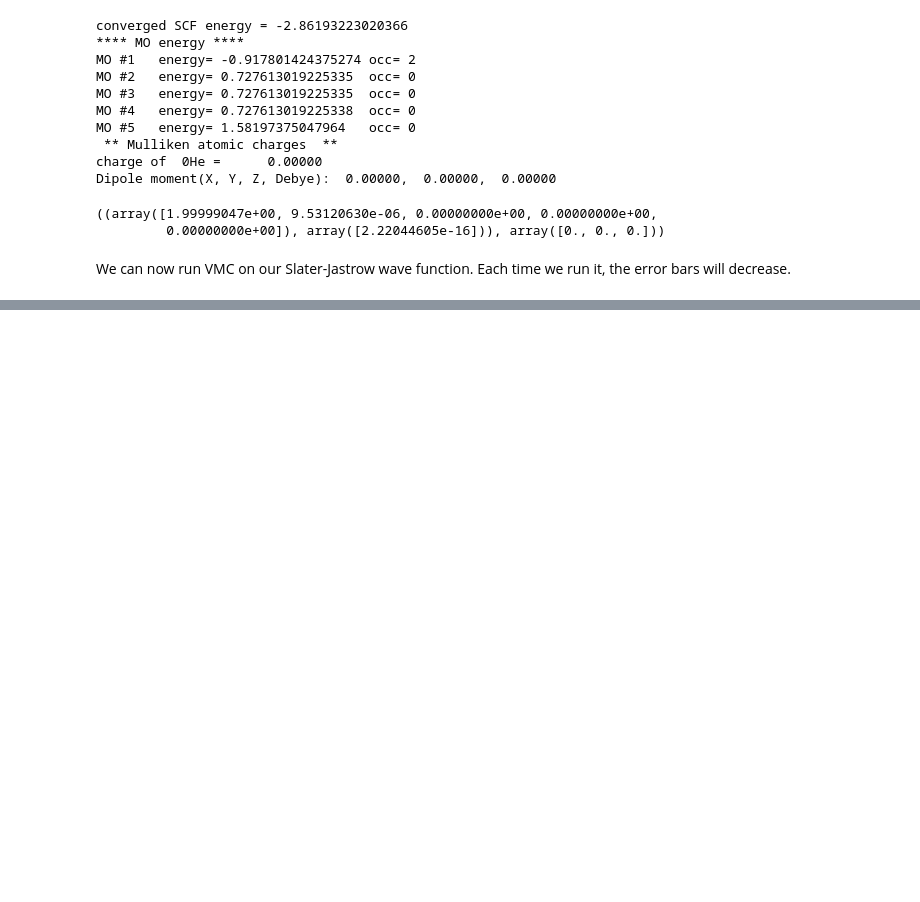
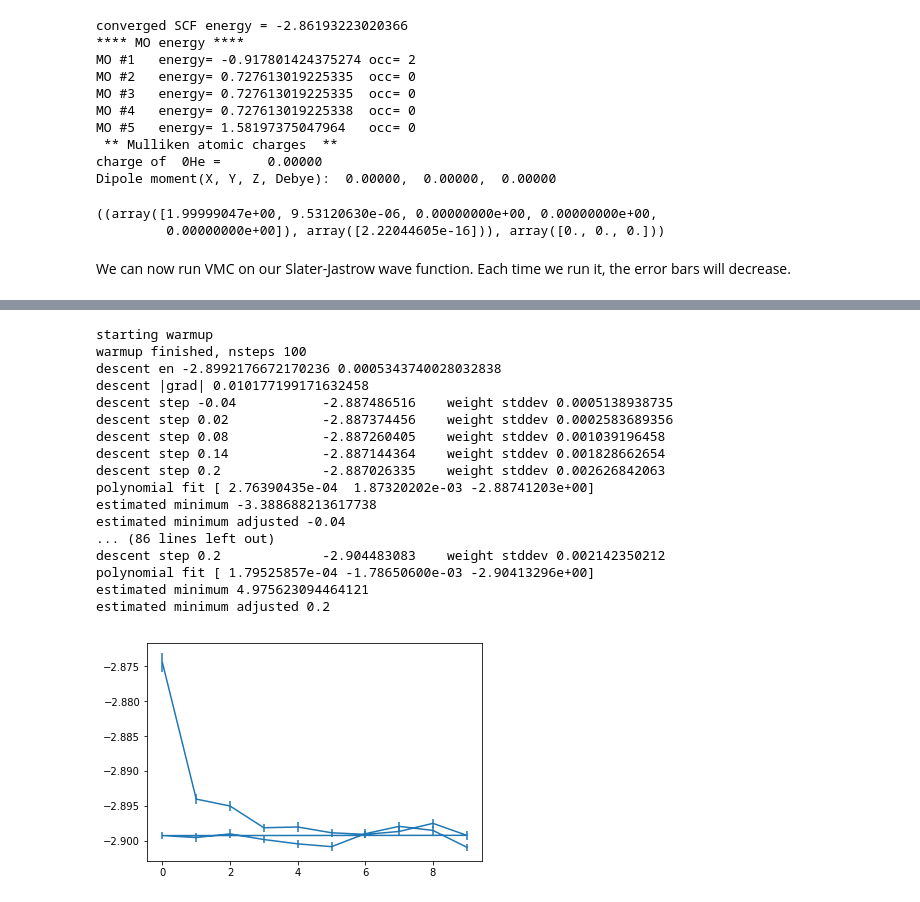
Before and after one commit to WagnerGroup/pyqmc, a Jupyter notebook: examples/restarts.ipynb, the cells around one changed output, grey strips where cells are left out. Drawn from its saved outputs; the diff is of its cells as text; code cells hidden in the pictures; blank space fills up the shorter version.

```diff
--- a/examples/restarts.ipynb
+++ b/examples/restarts.ipynb
@@ -129,3 +136,29 @@ estimated minimum adjusted 0.2
+# %%
+optimize(chkfile, wffile)
+hdf = h5py.File(wffile,'r')
+import matplotlib.pyplot as plt
+%matplotlib inline
+plt.errorbar(hdf['iteration'], hdf['energy'], hdf['energy_error'])
+hdf.close()
+# %% [output]
+starting warmup
+warmup finished, nsteps 100
+descent en -2.8992176672170236 0.0005343740028032838
+descent |grad| 0.010177199171632458
+descent step -0.04           -2.887486516    weight stddev 0.0005138938735
+descent step 0.02            -2.887374456    weight stddev 0.0002583689356
+descent step 0.08            -2.887260405    weight stddev 0.001039196458
+descent step 0.14            -2.887144364    weight stddev 0.001828662654
+descent step 0.2             -2.887026335    weight stddev 0.002626842063
+polynomial fit [ 2.76390435e-04  1.87320202e-03 -2.88741203e+00]
+estimated minimum -3.388688213617738
+estimated minimum adjusted -0.04
+... (86 lines left out)
+descent step 0.2             -2.904483083    weight stddev 0.002142350212
+polynomial fit [ 1.79525857e-04 -1.78650600e-03 -2.90413296e+00]
+estimated minimum 4.975623094464121
+estimated minimum adjusted 0.2
+[figure, added]
 # %%
 runvmc(chkfile, wffile, hdffile)
 analyze(hdffile)
```
Also changed, not shown: parts of 7 cells of this notebook, 4 other files.
